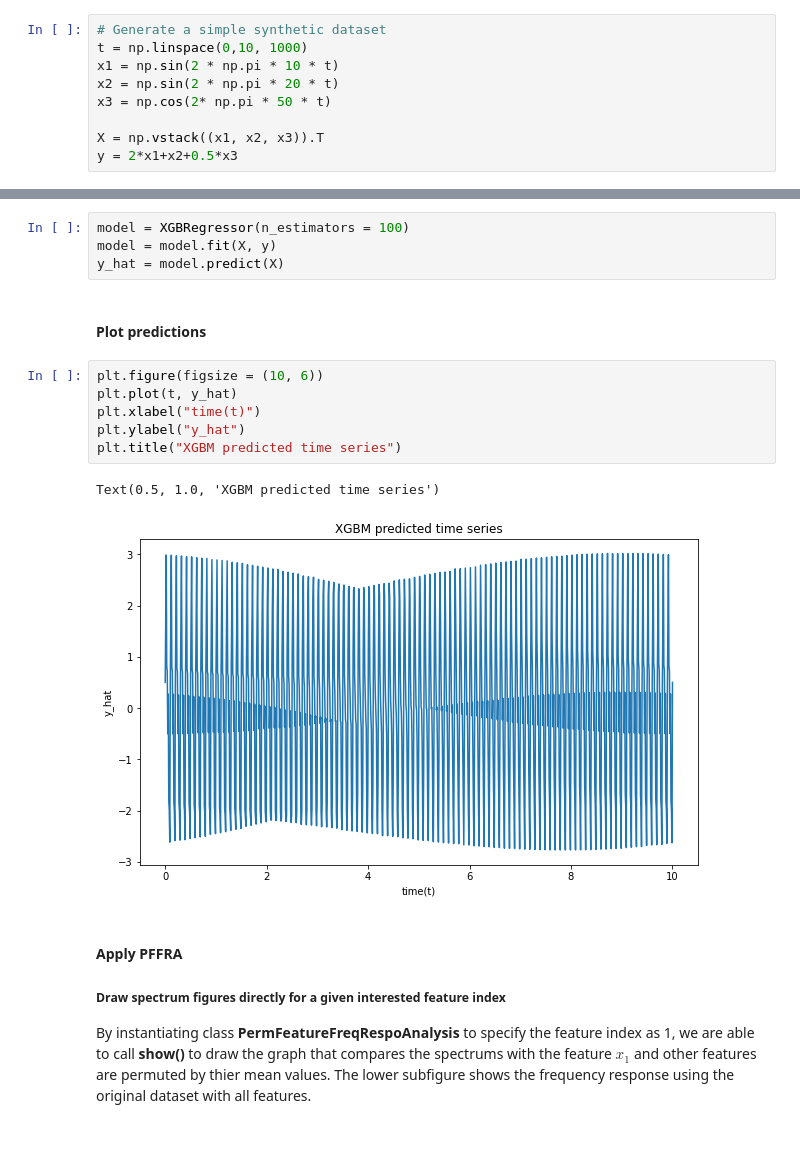
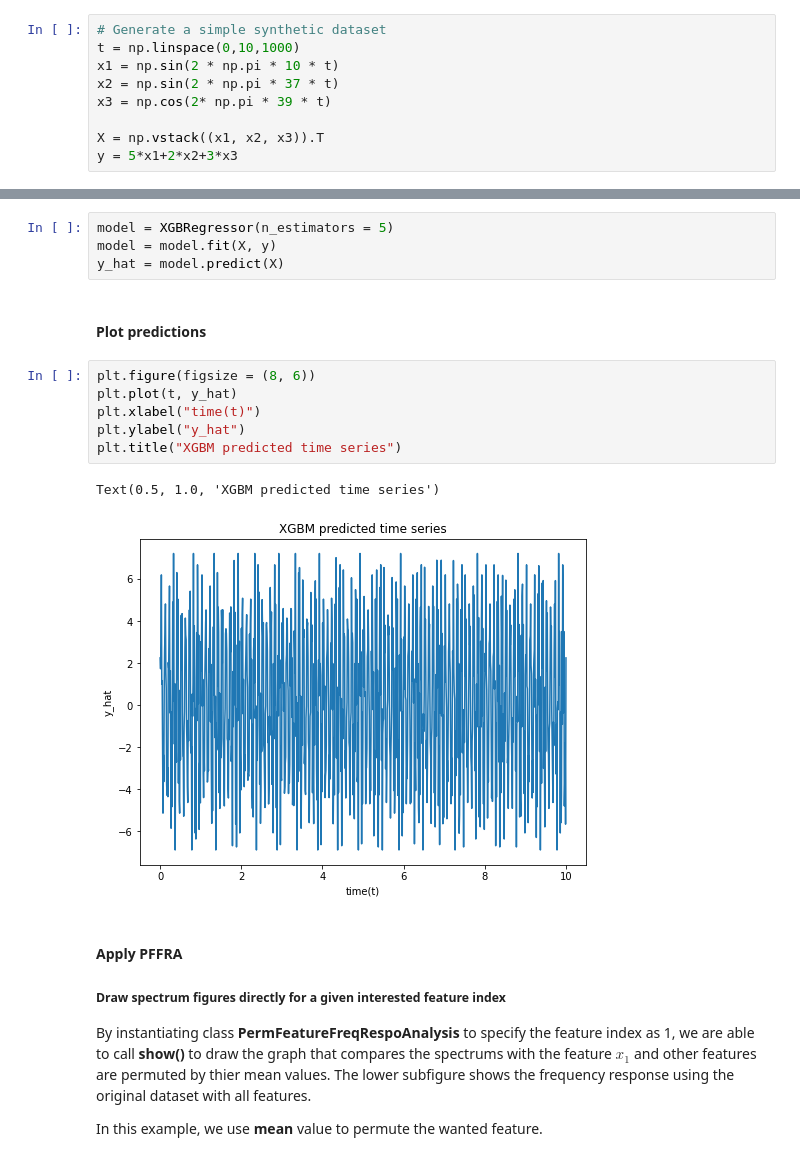
Before and after one commit to JianqiaoMao/PFFRA, a Jupyter notebook: Tutorial.ipynb, the cells around one changed output, grey strips where cells are left out. Cells and saved outputs as stored; diff of their text form.

```diff
--- a/Tutorial.ipynb
+++ b/Tutorial.ipynb
@@ -10,33 +10,35 @@ from xgboost import XGBRegressor
 #### Generate synthetic data for regression
 # %%
 # Generate a simple synthetic dataset
-t = np.linspace(0,10, 1000)
+t = np.linspace(0,10,1000)
 x1 = np.sin(2 * np.pi * 10 * t)
-x2 = np.sin(2 * np.pi * 20 * t)
-x3 = np.cos(2* np.pi * 50 * t)
+x2 = np.sin(2 * np.pi * 37 * t)
+x3 = np.cos(2* np.pi * 39 * t)
 
 X = np.vstack((x1, x2, x3)).T
-y = 2*x1+x2+0.5*x3
+y = 5*x1+2*x2+3*x3
 # %% [markdown]
 #### Train a XGBM model and generate predictions
 # %%
-model = XGBRegressor(n_estimators = 100)
+model = XGBRegressor(n_estimators = 5)
 model = model.fit(X, y)
 y_hat = model.predict(X)
 # %% [markdown]
 #### Plot predictions
 # %%
-plt.figure(figsize = (10, 6))
+plt.figure(figsize = (8, 6))
 plt.plot(t, y_hat)
 plt.xlabel("time(t)")
 plt.ylabel("y_hat")
 plt.title("XGBM predicted time series")
 # %% [output]
 Text(0.5, 1.0, 'XGBM predicted time series')
-[figure, old version]
+[figure, new version]
 # %% [markdown]
 #### Apply PFFRA
 ##### Draw spectrum figures directly for a given interested feature index
 By instantiating class **PermFeatureFreqRespoAnalysis** to specify the feature index as 1, we are able to call **show()** to draw the graph that compares the spectrums with the feature $x_1$ and other features are permuted by thier mean values. The lower subfigure shows the frequency response using the original dataset with all features.
+
+In this example, we use **mean** value to permute the wanted feature.
 # %%
 pffra = PFFRA.PermFeatureFreqRespoAnalysis(y = y, X = X, model = model,
```
Also changed, not shown: parts of 4 cells of this notebook, 3 other files.
